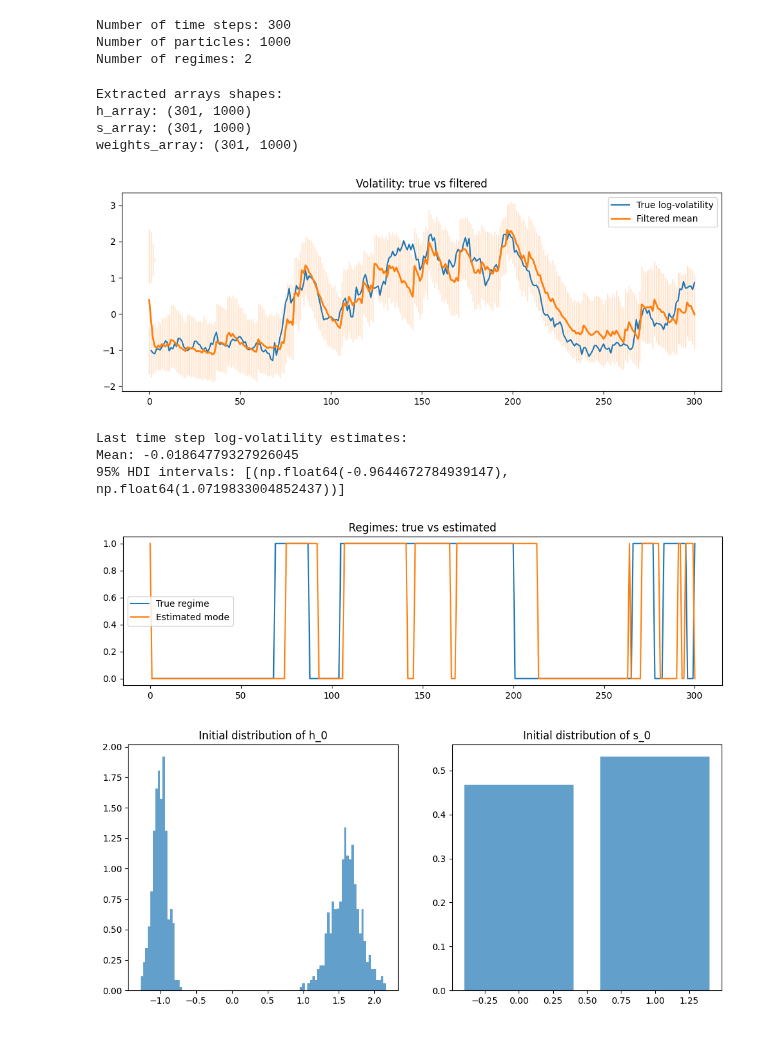
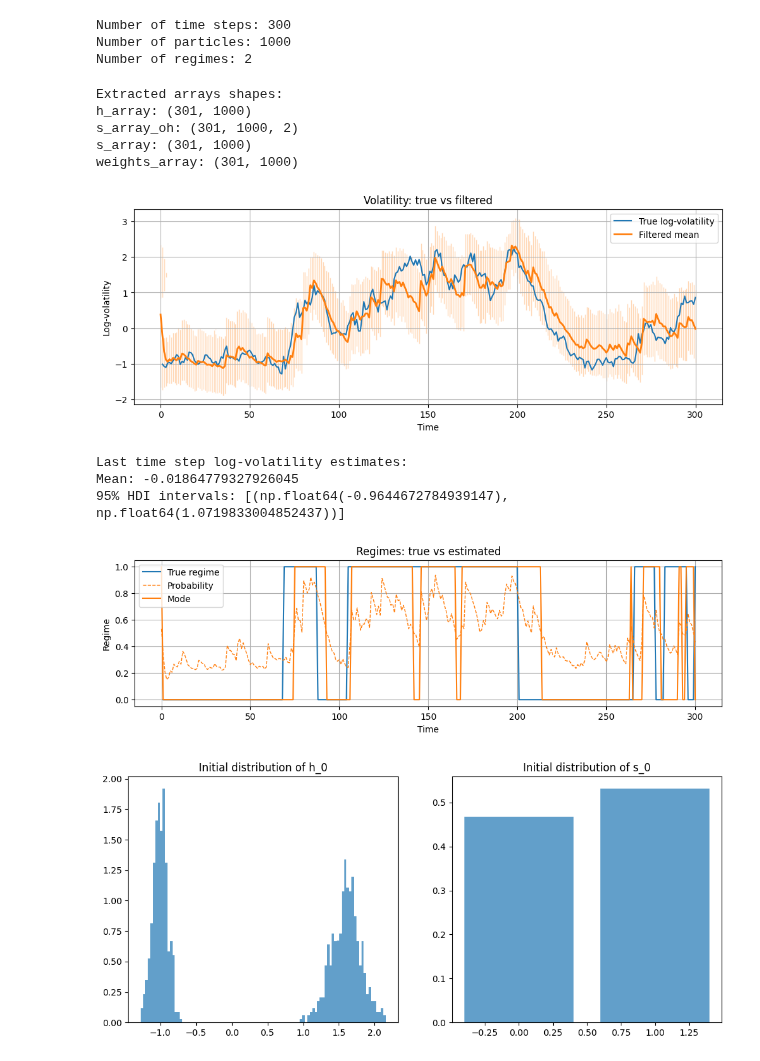
Before and after one commit to vitolev/mssv-smc, a Jupyter notebook: notebooks/02_bootstrap_pf.ipynb, the cells around one changed output. Drawn from its saved outputs; the diff is of its cells as text; code cells hidden in the pictures.

Commit message:
Small output changes, fix tests, visual updates in notebooks

```diff
--- a/notebooks/02_bootstrap_pf.ipynb
+++ b/notebooks/02_bootstrap_pf.ipynb
@@ -138,22 +172,25 @@ def mean_median_mode(values, weights):
 # %%
 # Extract particles and weights as arrays
 h_array = np.array([ history[t][0].h_t for t in range(0, T+1) ])  # shape (T+1, N)
+s_array_oh = np.array([history[t][0].s_t for t in range(0, T+1)])  # shape (T+1, N, K)
 s_array = np.array([np.argmax(history[t][0].s_t, axis=1) for t in range(0, T+1)])  # shape (T+1, N)
-weights_array = np.array([ history[t][1] for t in range(0, T+1) ])                 # shape (T+1, N)
+weights_array = np.array([ history[t][1] for t in range(0, T+1) ]) # shape (T+1, N)
 
 print("Extracted arrays shapes:")
 print("h_array:", h_array.shape)
+print("s_array_oh:", s_array_oh.shape)
 print("s_array:", s_array.shape)
 print("weights_array:", weights_array.shape)
 # %% [output]
 Extracted arrays shapes:
 h_array: (301, 1000)
+s_array_oh: (301, 1000, 2)
 s_array: (301, 1000)
 weights_array: (301, 1000)
 # %%
 h_mean_all = []
 h_HDI_all = []
-s_mode_all = []
+s_prob_all = []
 
 for t in range(T+1):
     h_t = h_array[t]
@@ -163,14 +200,14 @@ for t in range(T+1):
     h_mean_all.append(mean)
     h_HDI_all.append(HDI_intervals)
 
-    s_t = s_array[t]
-    _, _, mode = mean_median_mode(s_t, weights_t)
-    s_mode_all.append(mode)
+    s_t = s_array_oh[t]
+    s_prob = class_probabilities(s_t, weights_t)
+    s_prob_all.append(s_prob)
 # %%
 # Plot graph of true vs estimated log volatility
 plt.figure(figsize=(12, 4))
-plt.plot(np.arange(1, T+1), h_true, label="True log-volatility")
-plt.plot(np.arange(0, T+1), h_mean_all, label="Filtered mean", linewidth=2)
+plt.plot(np.arange(1, T+1), h_true, label="True log-volatility")            # Data starts at time step 1
+plt.plot(np.arange(0, T+1), h_mean_all, label="Filtered mean", linewidth=2) # We also have prior mean at t=0, so we plot from 0 to T
 
 # Loop over each time point and fill all intervals
 for t in range(T+1):
@@ -180,9 +217,12 @@ for t in range(T+1):
 
 plt.legend()
 plt.title("Volatility: true vs filtered")
+plt.xlabel("Time")
+plt.ylabel("Log-volatility")
+plt.grid()
 plt.show()
 # %% [output]
-[figure, old version]
+[figure, new version]
 # %%
 # Print last mean and HDI
 print("Last time step log-volatility estimates:")
@@ -195,13 +235,21 @@ Mean: -0.01864779327926045
 # %%
 # Plot graph of true vs estimated regimes
 plt.figure(figsize=(12, 3))
 plt.plot(np.arange(1, T+1), s_true, label="True regime")
-plt.plot(np.arange(0, T+1), s_mode_all, label="Estimated mode")
+# Probabilities for regime 1
+regime_1_probs = [s_prob[1] for s_prob in s_prob_all]  # Probability of being in regime 1
+plt.plot(np.arange(0, T+1), regime_1_probs, label="Probability", linewidth=1, color='C1', linestyle='--')
+# MAP estimate of regime (mode)
+s_mode_all = [np.argmax(s_prob) for s_prob in s_prob_all]
+plt.plot(np.arange(0, T+1), s_mode_all, label="Mode")
 plt.legend()
 plt.title("Regimes: true vs estimated")
+plt.xlabel("Time")
+plt.ylabel("Regime")
+plt.grid()
 plt.show()
 # %% [output]
-[figure, old version]
+[figure, new version]
 # %%
 # Plot initial distribution p(x_0) (the prior)
 plt.figure(figsize=(12, 5))
```
Also changed, not shown: parts of 7 cells of this notebook, 7 other files.
